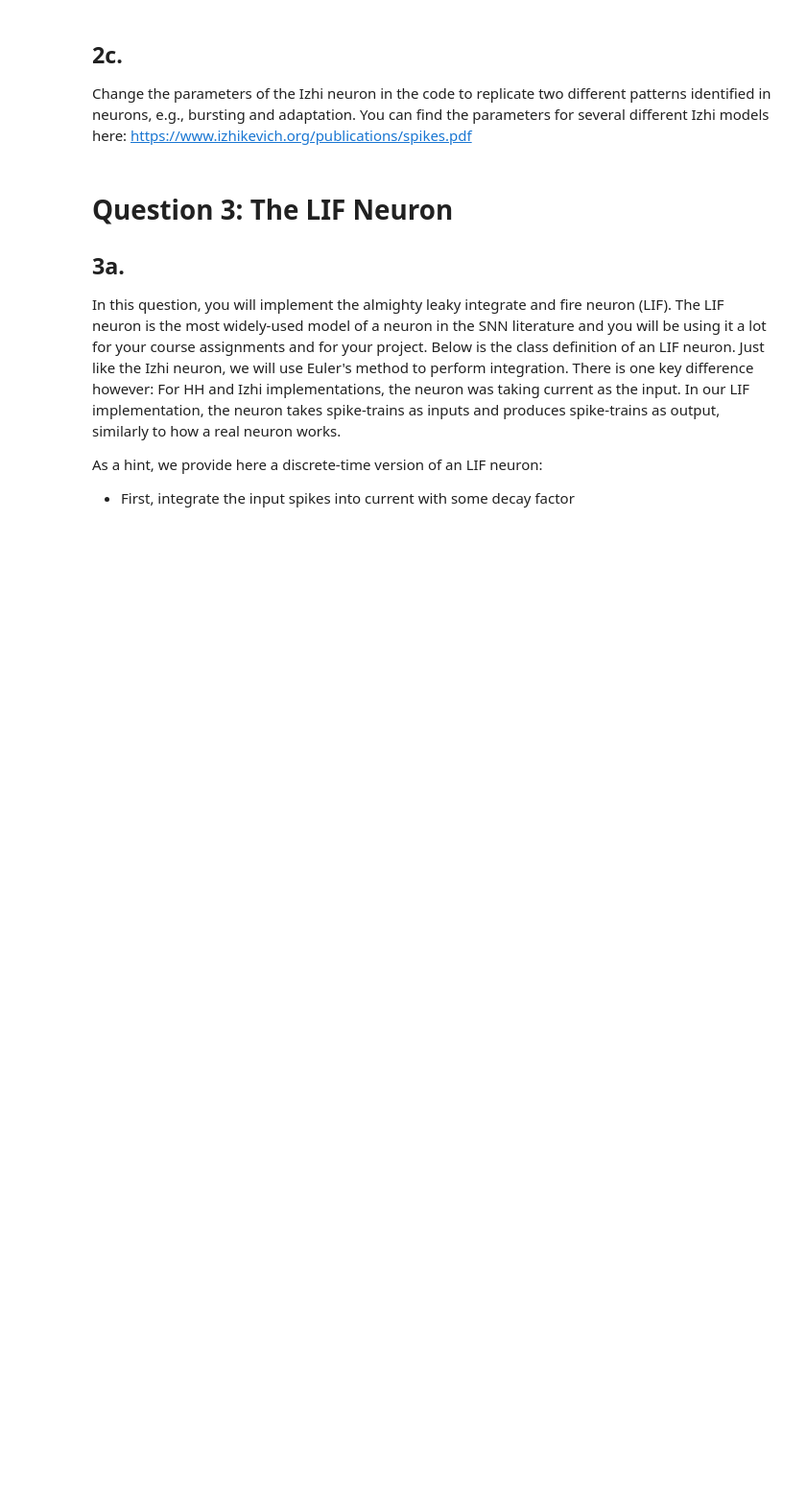
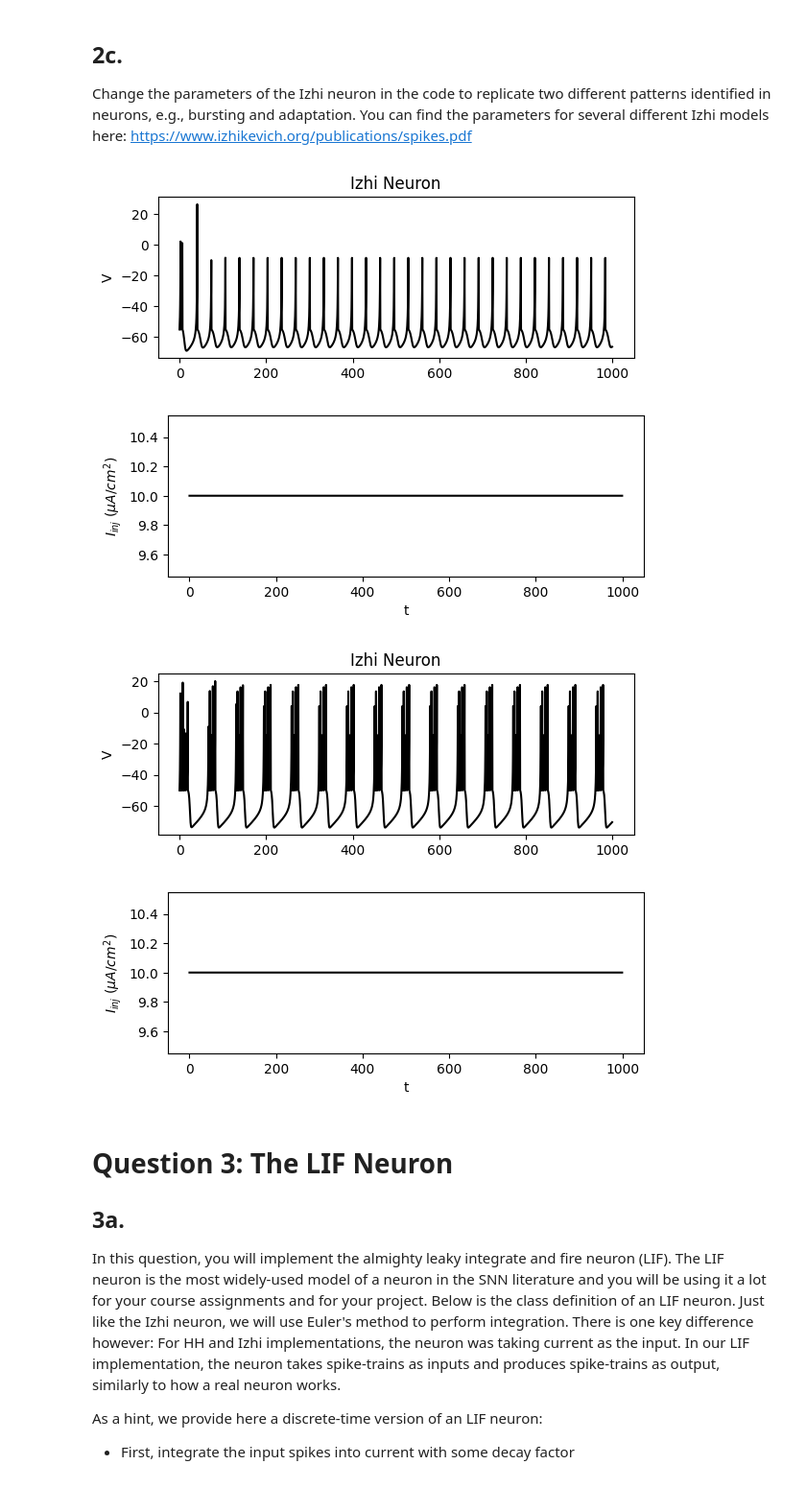
Before and after one commit to harmanpunn/525-BIC, a Jupyter notebook: Assignment 1/Assignment1/Assignment1_Questions.ipynb, the cells around one changed output. Shown at 96% size. Drawn from its saved outputs; the diff is of its cells as text; code cells hidden in the pictures; blank space fills up the shorter version.

```diff
--- a/Assignment 1/Assignment1/Assignment1_Questions.ipynb
+++ b/Assignment 1/Assignment1/Assignment1_Questions.ipynb
@@ -303,9 +320,19 @@ Change the parameters of the Izhi neuron in the code to replicate two different
 # %%
 #Write your implementation of the bursting and chattering neuron here
 
 #1. Initialize an izhikevich neuron with the appropriate parameters
+Iz_bursting = Izhi(0.02, 0.2, -55, 4, 30, 1000, 0.5)
+
+Iz_chattering = Izhi(0.02, 0.2, -50, 2, 30, 1000, 0.5)
 
 #2. Run the simulation and obtain the results
+Iz_bursting.run()
+Iz_chattering.run()
+# %% [output]
+[figure, added]
+[figure, added]
+[figure, added]
+[figure, added]
 # %% [markdown]
 # Question 3: The LIF Neuron
 
```
Also changed, not shown: parts of 6 cells of this notebook.
